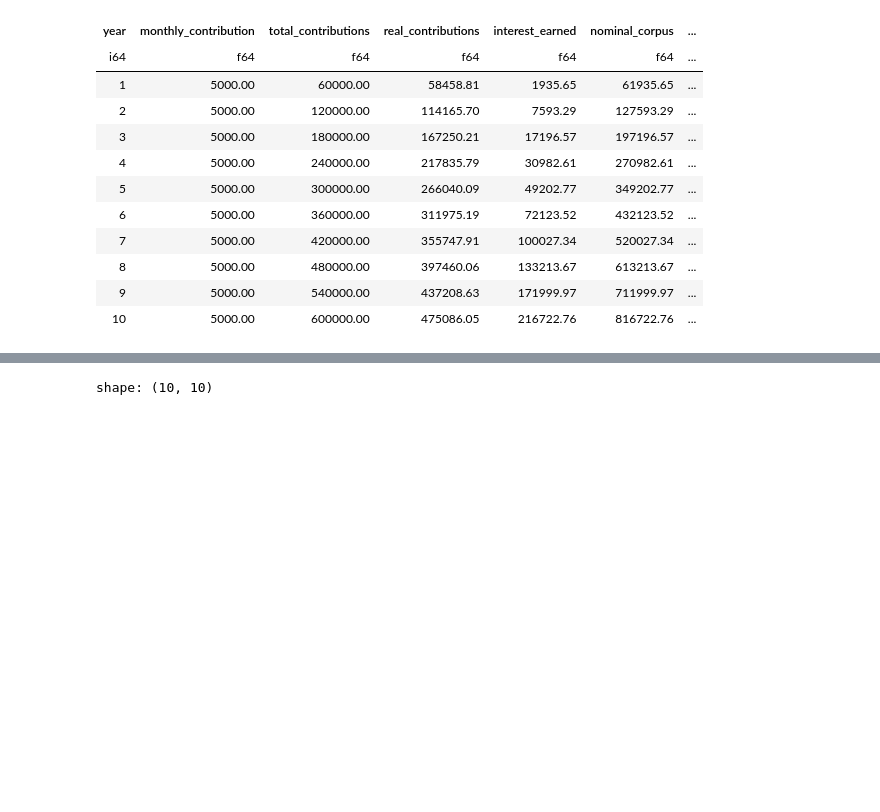
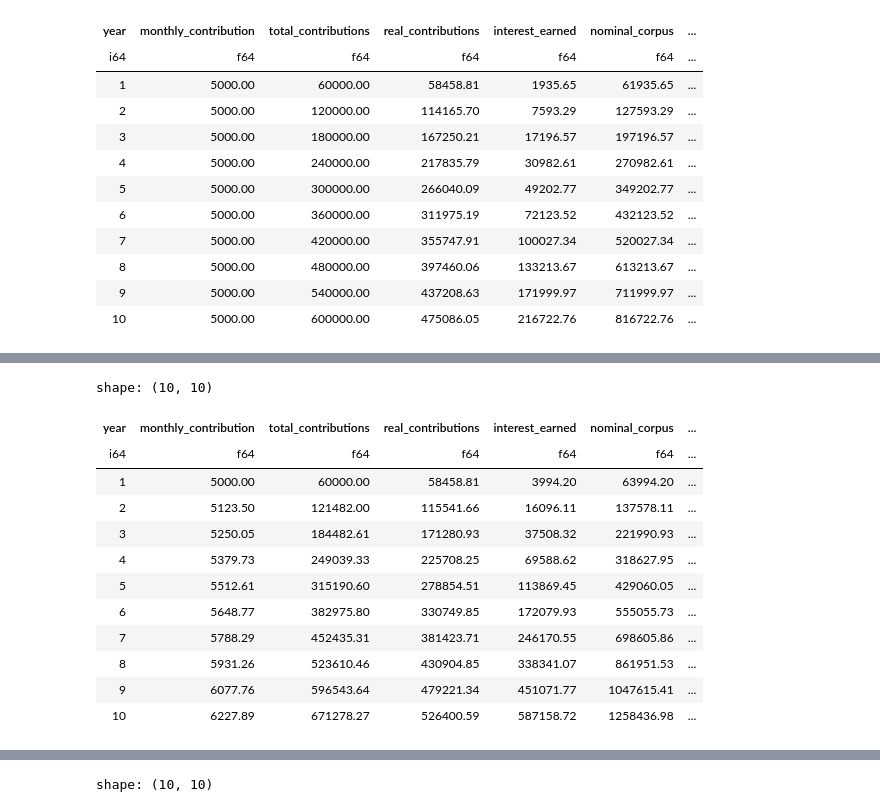
Before and after one commit to Mathir14/Nifty_50, a Jupyter notebook: benchmark/benchmark_simulation.ipynb, the cells around one changed output, grey strips where cells are left out. Cells and saved outputs as stored; diff of their text form; code cells hidden in the pictures; blank space fills up the shorter version.

```diff
--- a/benchmark/benchmark_simulation.ipynb
+++ b/benchmark/benchmark_simulation.ipynb
@@ -203,0 +254,16 @@ shape: (10, 10)
+# %%
+nifty_50_half.head(10)
+# %% [output]
+shape: (10, 10)
+| year | monthly_contribution | total_contributions | real_contributions | interest_earned | nominal_corpus | ... |
+| i64 | f64 | f64 | f64 | f64 | f64 | ... |
+| 1 | 5000.00 | 60000.00 | 58458.81 | 3994.20 | 63994.20 | ... |
+| 2 | 5123.50 | 121482.00 | 115541.66 | 16096.11 | 137578.11 | ... |
+| 3 | 5250.05 | 184482.61 | 171280.93 | 37508.32 | 221990.93 | ... |
+| 4 | 5379.73 | 249039.33 | 225708.25 | 69588.62 | 318627.95 | ... |
+| 5 | 5512.61 | 315190.60 | 278854.51 | 113869.45 | 429060.05 | ... |
+| 6 | 5648.77 | 382975.80 | 330749.85 | 172079.93 | 555055.73 | ... |
+| 7 | 5788.29 | 452435.31 | 381423.71 | 246170.55 | 698605.86 | ... |
+| 8 | 5931.26 | 523610.46 | 430904.85 | 338341.07 | 861951.53 | ... |
+| 9 | 6077.76 | 596543.64 | 479221.34 | 451071.77 | 1047615.41 | ... |
+| 10 | 6227.89 | 671278.27 | 526400.59 | 587158.72 | 1258436.98 | ... |
```
Also changed, not shown: parts of 10 cells of this notebook.
